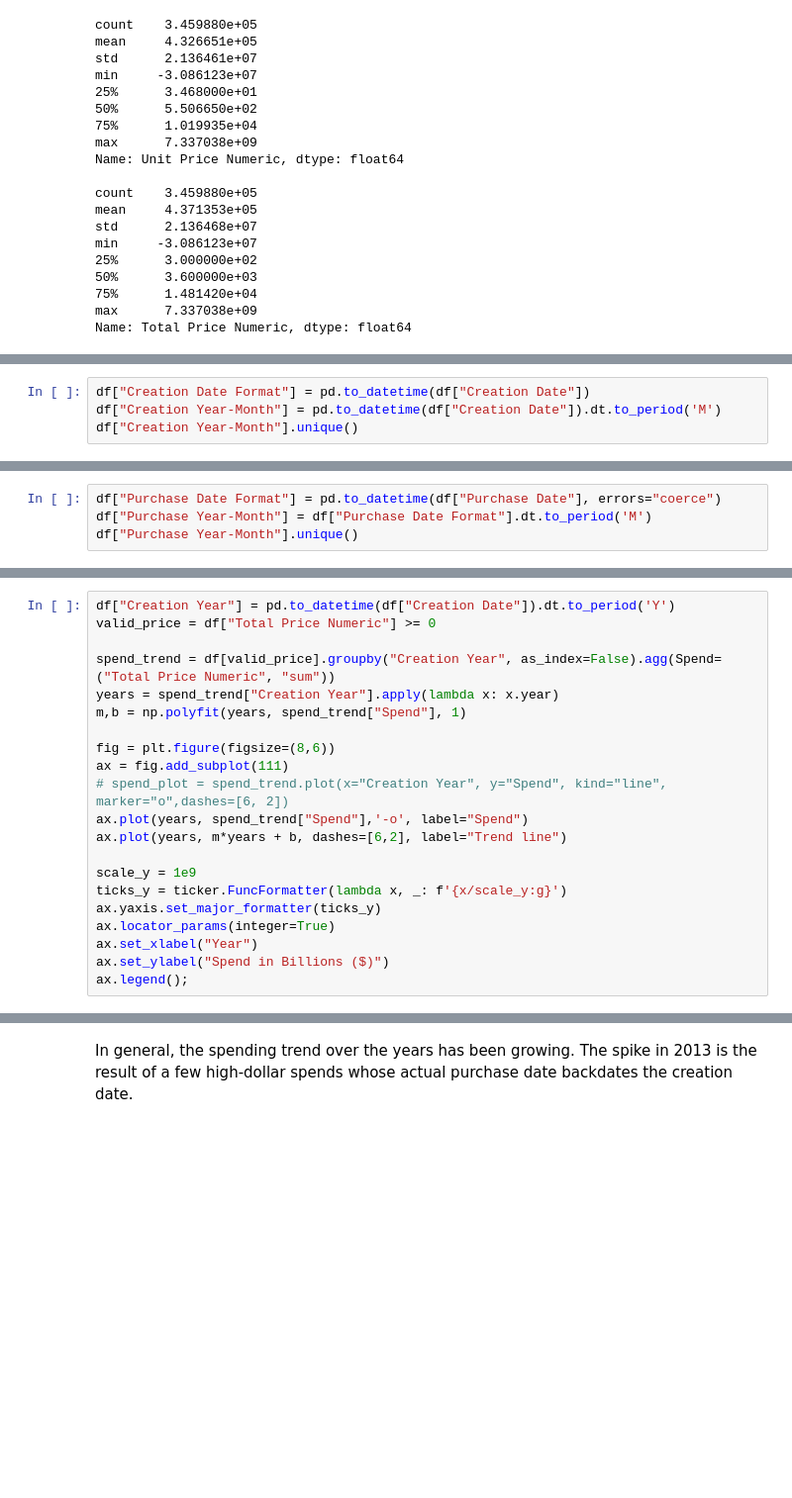
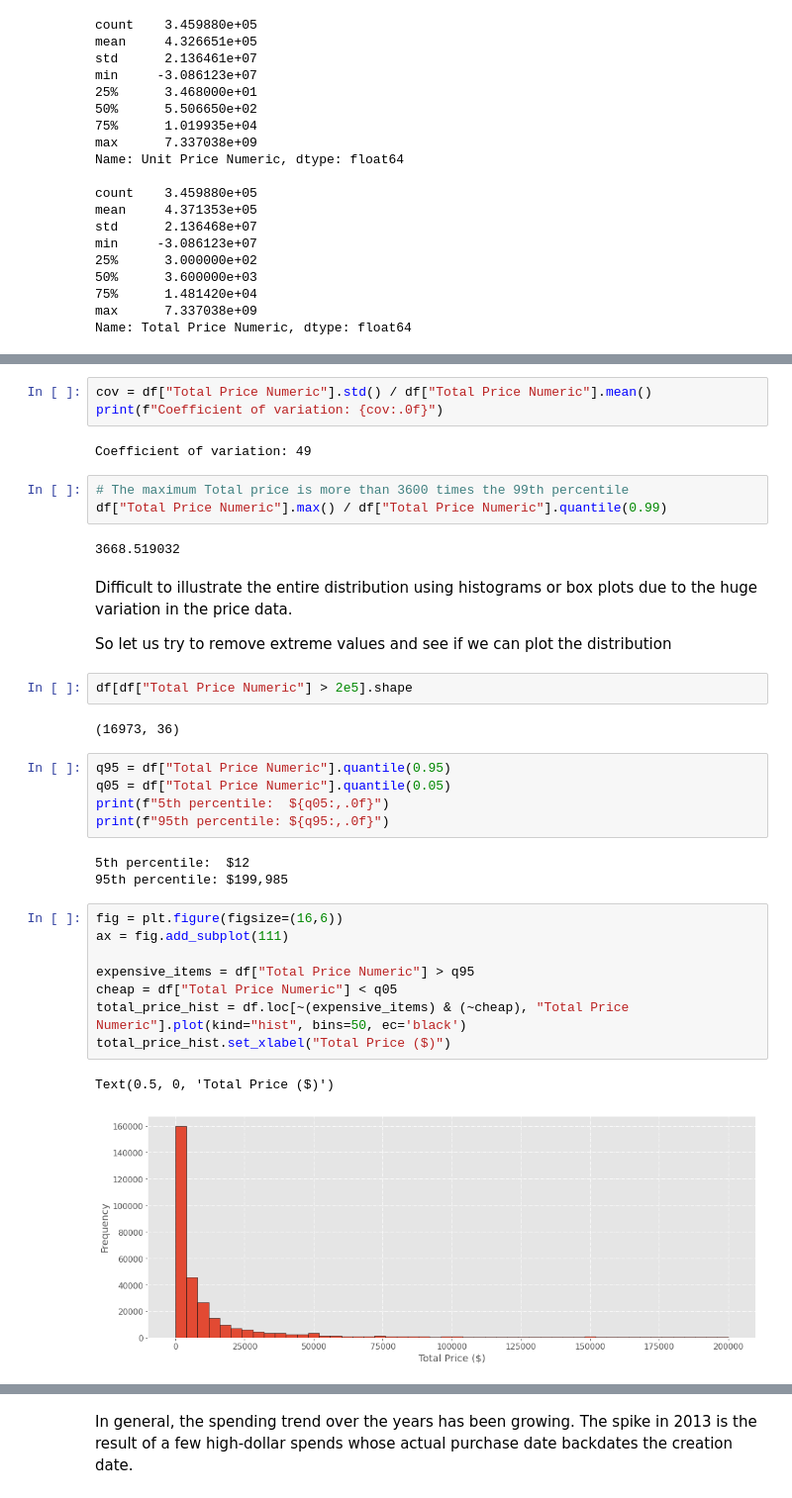
Before and after one commit to mEyob/ds-challenge, a Jupyter notebook: analysis.ipynb, the cells around one changed output, grey strips where cells are left out. Shown at 99% size. Saved outputs shown, nothing was run; the diff lists cells and outputs as text; blank space fills up the shorter version.

```diff
--- a/analysis.ipynb
+++ b/analysis.ipynb
@@ -315,4 +297,0 @@ And, the total price of about $90\%$ of the purchases is less than $\$100,000$
-# %%
-df["Creation Date Format"] = pd.to_datetime(df["Creation Date"])
-df["Creation Year-Month"] = pd.to_datetime(df["Creation Date"]).dt.to_period('M')
-df["Creation Year-Month"].unique()
@@ -328,4 +297,0 @@ Length: 36, dtype: period[M]
-# %%
-df["Purchase Date Format"] = pd.to_datetime(df["Purchase Date"], errors="coerce")
-df["Purchase Year-Month"] = df["Purchase Date Format"].dt.to_period('M')
-df["Purchase Year-Month"].unique()
@@ -410,21 +297,0 @@ df.loc[(not_null_dates) & (unequal_dates), ["Creation Year-Month", "Total Price
-# %%
-df["Creation Year"] = pd.to_datetime(df["Creation Date"]).dt.to_period('Y')
-valid_price = df["Total Price Numeric"] >= 0
-
-spend_trend = df[valid_price].groupby("Creation Year", as_index=False).agg(Spend=("Total Price Numeric", "sum"))
-years = spend_trend["Creation Year"].apply(lambda x: x.year)
-m,b = np.polyfit(years, spend_trend["Spend"], 1)
-
-fig = plt.figure(figsize=(8,6))
-ax = fig.add_subplot(111)
-# spend_plot = spend_trend.plot(x="Creation Year", y="Spend", kind="line", marker="o",dashes=[6, 2])
-ax.plot(years, spend_trend["Spend"],'-o', label="Spend")
-ax.plot(years, m*years + b, dashes=[6,2], label="Trend line")
-
-scale_y = 1e9
-ticks_y = ticker.FuncFormatter(lambda x, _: f'{x/scale_y:g}')
-ax.yaxis.set_major_formatter(ticks_y)
-ax.locator_params(integer=True)
-ax.set_xlabel("Year")
-ax.set_ylabel("Spend in Billions ($)")
-ax.legend();
@@ -432,0 +350,37 @@ ax.legend();
+# %%
+cov = df["Total Price Numeric"].std() / df["Total Price Numeric"].mean()
+print(f"Coefficient of variation: {cov:.0f}")
+# %% [output]
+Coefficient of variation: 49
+# %%
+# The maximum Total price is more than 3600 times the 99th percentile
+df["Total Price Numeric"].max() / df["Total Price Numeric"].quantile(0.99)
+# %% [output]
+3668.519032
+# %% [markdown]
+Difficult to illustrate the entire distribution using histograms or box plots due to the huge variation in the price data.
+
+So let us try to remove extreme values and see if we can plot the distribution
+# %%
+df[df["Total Price Numeric"] > 2e5].shape
+# %% [output]
+(16973, 36)
+# %%
+q95 = df["Total Price Numeric"].quantile(0.95)
+q05 = df["Total Price Numeric"].quantile(0.05)
+print(f"5th percentile:  ${q05:,.0f}")
+print(f"95th percentile: ${q95:,.0f}")
+# %% [output]
+5th percentile:  $12
+95th percentile: $199,985
+# %%
+fig = plt.figure(figsize=(16,6))
+ax = fig.add_subplot(111)
+
+expensive_items = df["Total Price Numeric"] > q95
+cheap = df["Total Price Numeric"] < q05
+total_price_hist = df.loc[~(expensive_items) & (~cheap), "Total Price Numeric"].plot(kind="hist", bins=50, ec='black')
+total_price_hist.set_xlabel("Total Price ($)")
+# %% [output]
+Text(0.5, 0, 'Total Price ($)')
+[figure, added]
```
Also changed, not shown: parts of 102 cells of this notebook.
